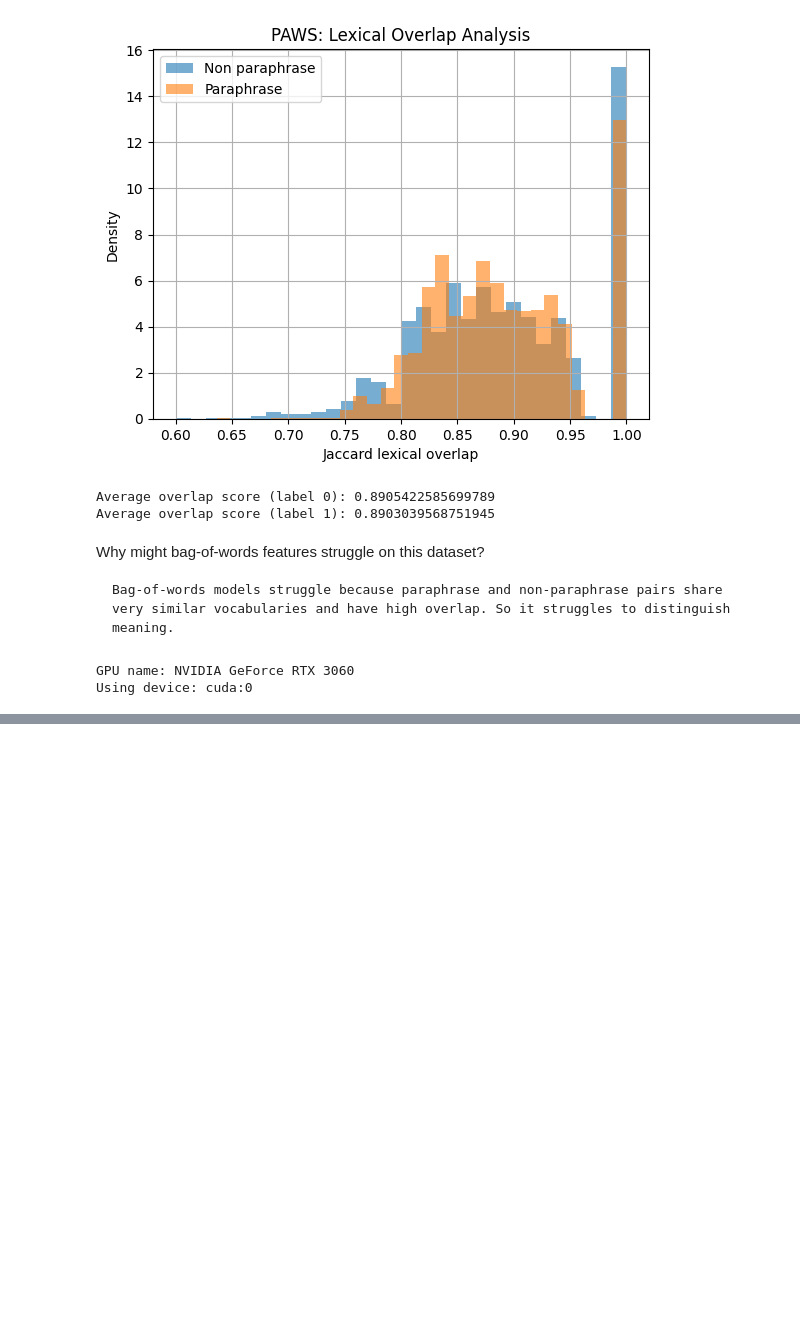
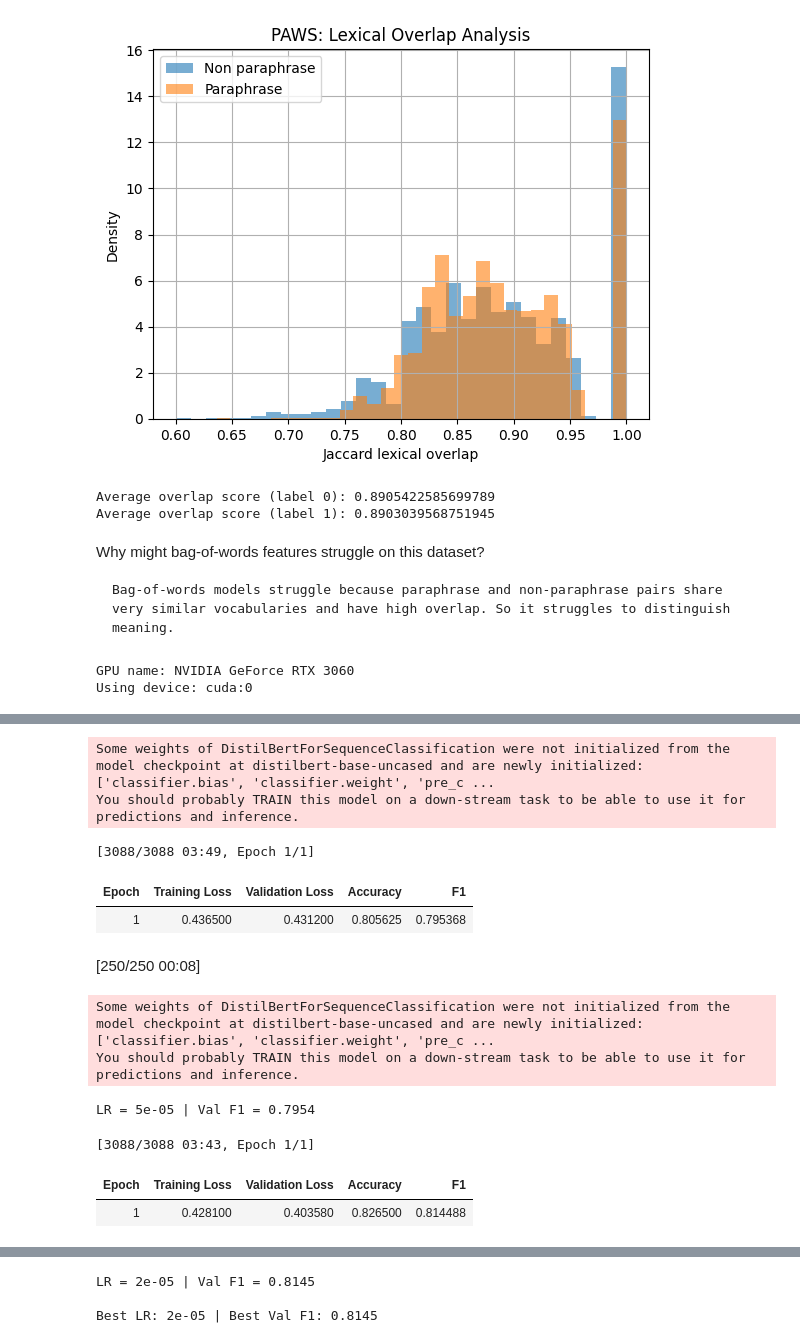
Before and after one commit to joelh11/ECE-219-Project1, a Jupyter notebook: q7_17_project1.ipynb, the cells around one changed output, grey strips where cells are left out. Cells and saved outputs as stored; diff of their text form; code cells hidden in the pictures; blank space fills up the shorter version.

```diff
--- a/q7_17_project1.ipynb
+++ b/q7_17_project1.ipynb
@@ -892,9 +897,9 @@ Why might bag-of-words features struggle on this dataset?
 # 16. a)
 device = "cuda" if torch.cuda.is_available() else "cpu"
 print("GPU name:", torch.cuda.get_device_name(0) if torch.cuda.is_available() else "None")
-model = SentenceTransformer("sentence-transformers/all-MiniLM-L6-v2", device=device)
+model_encoder = SentenceTransformer("sentence-transformers/all-MiniLM-L6-v2", device=device)
 
-print("Using device:", model.device)
+print("Using device:", model_encoder.device)
 # %% [output]
 GPU name: NVIDIA GeForce RTX 3060
 Using device: cuda:0
@@ -900,0 +975,62 @@ Using device: cuda:0
+# %%
+# 16. b)
+
+pretrained_encoder = AutoTokenizer.from_pretrained("distilbert-base-uncased")
+
+def tokenize_batch(batch):
+    return pretrained_encoder(batch["sentence1"], batch["sentence2"], truncation=True, padding="max_length", max_length=128)
+
+train_tok = train.map(tokenize_batch, batched=True)
+val_tok   = val.map(tokenize_batch, batched=True)
+test_tok  = test.map(tokenize_batch, batched=True)
+
+cols = ["input_ids", "attention_mask", "label"]
+train_tok.set_format(type="torch", columns=cols)
+val_tok.set_format(type="torch", columns=cols)
+test_tok.set_format(type="torch", columns=cols)
+
+acc_metric = evaluate.load("accuracy")
+f1_metric  = evaluate.load("f1")
+
+def metrics_fn(eval_pred):
+    logits, labels = eval_pred
+    preds = np.argmax(logits, axis=1)
+    return {
+        "accuracy": acc_metric.compute(predictions=preds, references=labels)["accuracy"],
+        "f1": f1_metric.compute(predictions=preds, references=labels)["f1"],
+    }
+
+lr_list = [5e-5, 2e-5]
+best_lr = None
+best_val_f1 = -1
+best_trainer = None
+
+for lr in lr_list:
+    model = AutoModelForSequenceClassification.from_pretrained("distilbert-base-uncased", num_labels=2)
+    args = TrainingArguments(output_dir=f"./cross_lr_{lr}", learning_rate=lr, per_device_train_batch_size=16, per_device_eval_batch_size=32, num_train_epochs=1, eval_strategy="epoch", save_strategy="no", logging_steps=200, fp16=torch.cuda.is_available(), report_to="none")
+    trainer = Trainer(model=model, args=args, train_dataset=train_tok, eval_dataset=val_tok, tokenizer=pretrained_encoder, compute_metrics=metrics_fn)
+
+    trainer.train()
+    val_metrics = trainer.evaluate()
+
+    print("LR =", lr, "| Val F1 =", round(val_metrics["eval_f1"], 4))
+
+    if val_metrics["eval_f1"] > best_val_f1:
+        best_val_f1 = val_metrics["eval_f1"]
+        best_lr = lr
+        best_trainer = trainer
+
+print("\nBest LR:", best_lr, "| Best Val F1:", round(best_val_f1, 4))
+# %% [output]
+Some weights of DistilBertForSequenceClassification were not initialized from the model checkpoint at distilbert-base-uncased and are newly initialized: ['classifier.bias', 'classifier.weight', 'pre_c ...
+You should probably TRAIN this model on a down-stream task to be able to use it for predictions and inference.
+[3088/3088 03:49, Epoch 1/1]
+| Epoch | Training Loss | Validation Loss | Accuracy | F1 |
+| 1 | 0.436500 | 0.431200 | 0.805625 | 0.795368 |
+[250/250 00:08]
+Some weights of DistilBertForSequenceClassification were not initialized from the model checkpoint at distilbert-base-uncased and are newly initialized: ['classifier.bias', 'classifier.weight', 'pre_c ...
+You should probably TRAIN this model on a down-stream task to be able to use it for predictions and inference.
+LR = 5e-05 | Val F1 = 0.7954
+[3088/3088 03:43, Epoch 1/1]
+| Epoch | Training Loss | Validation Loss | Accuracy | F1 |
+| 1 | 0.428100 | 0.403580 | 0.826500 | 0.814488 |
@@ -900,0 +1038,3 @@ Using device: cuda:0
+LR = 2e-05 | Val F1 = 0.8145
+
+Best LR: 2e-05 | Best Val F1: 0.8145
```
Also changed, not shown: parts of 8 cells of this notebook, 1 other file.
